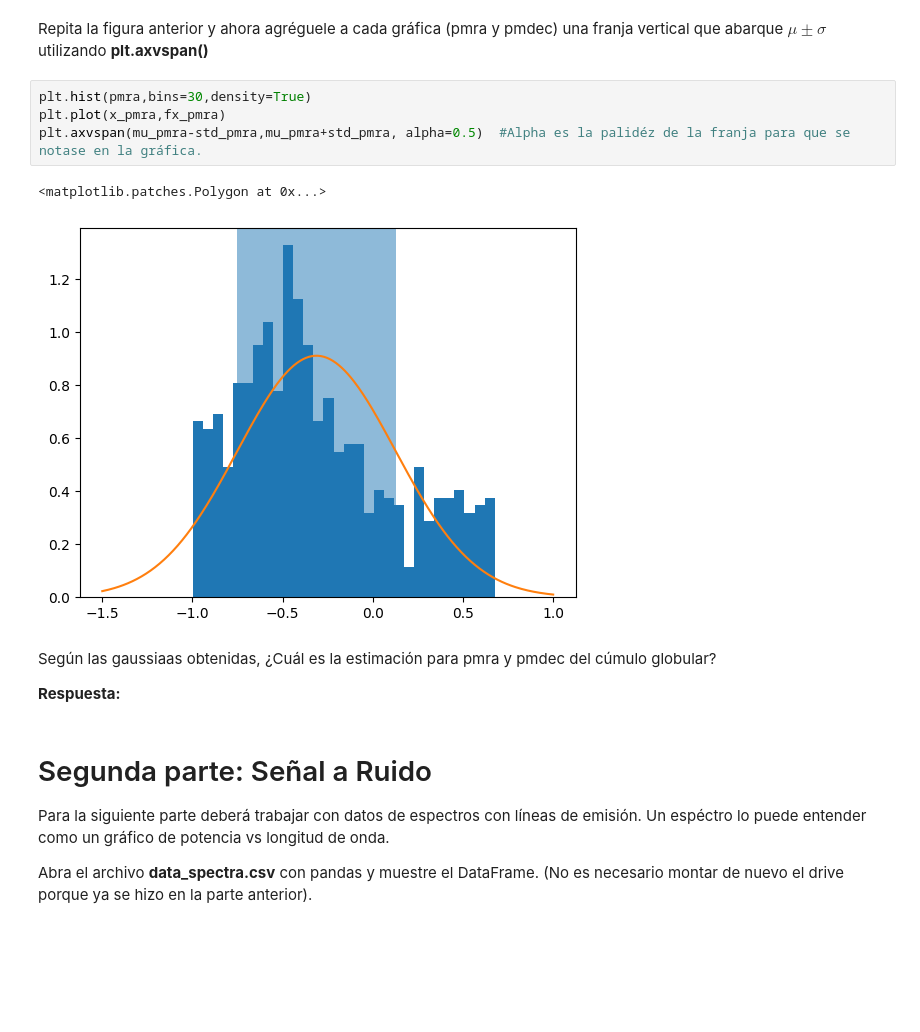
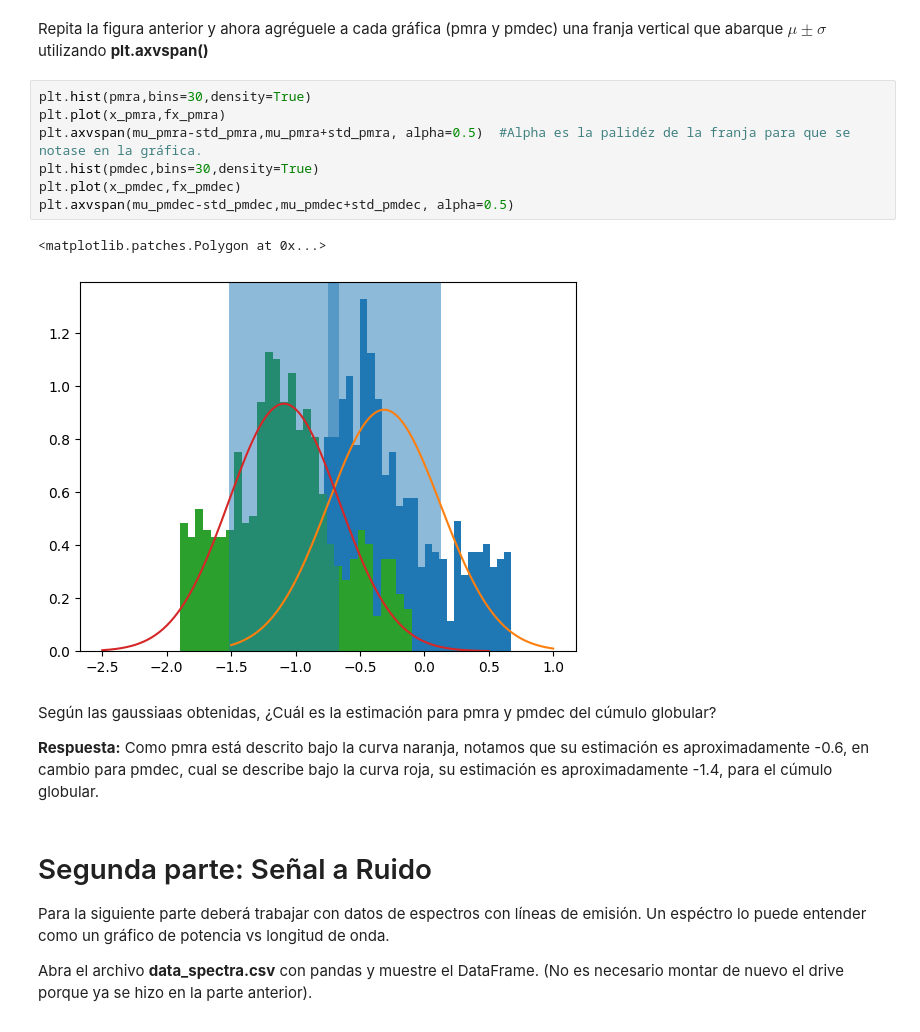
Before and after one commit to Francesco-Castellani/Tarea-2, a Jupyter notebook: Tarea2.ipynb, the cells around one changed output. Saved outputs shown, nothing was run; the diff lists cells and outputs as text; blank space fills up the shorter version.

```diff
--- a/Tarea2.ipynb
+++ b/Tarea2.ipynb
@@ -156,14 +164,17 @@ Repita la figura anterior y ahora agréguele a cada gráfica (pmra y pmdec) una
 # %%
 plt.hist(pmra,bins=30,density=True)
 plt.plot(x_pmra,fx_pmra)
 plt.axvspan(mu_pmra-std_pmra,mu_pmra+std_pmra, alpha=0.5)  #Alpha es la palidéz de la franja para que se notase en la gráfica.
+plt.hist(pmdec,bins=30,density=True)
+plt.plot(x_pmdec,fx_pmdec)
+plt.axvspan(mu_pmdec-std_pmdec,mu_pmdec+std_pmdec, alpha=0.5)
 # %% [output]
 <matplotlib.patches.Polygon at 0x...>
-[figure, old version]
+[figure, new version]
 # %% [markdown]
 Según las gaussiaas obtenidas, ¿Cuál es la estimación para pmra y pmdec del cúmulo globular?
 
-**Respuesta:**
+**Respuesta:** Como pmra está descrito bajo la curva naranja, notamos que su estimación es aproximadamente -0.6, en cambio para pmdec, cual se describe bajo la curva roja, su estimación es aproximadamente -1.4, para el cúmulo globular.
 # %% [markdown]
 # Segunda parte: Señal a Ruido
 Para la siguiente parte deberá trabajar con datos de espectros con líneas de emisión. Un espéctro lo puede entender como un gráfico de potencia vs longitud de onda.
```
Also changed, not shown: parts of 14 cells of this notebook.
